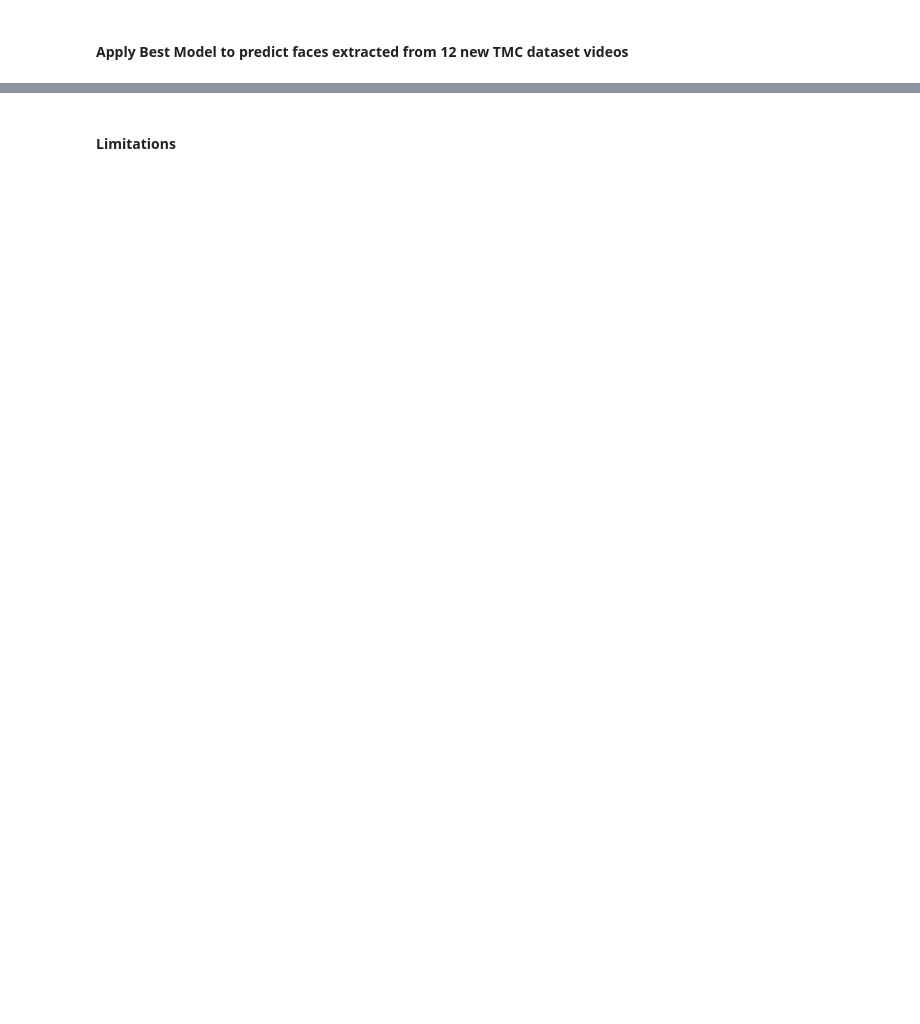
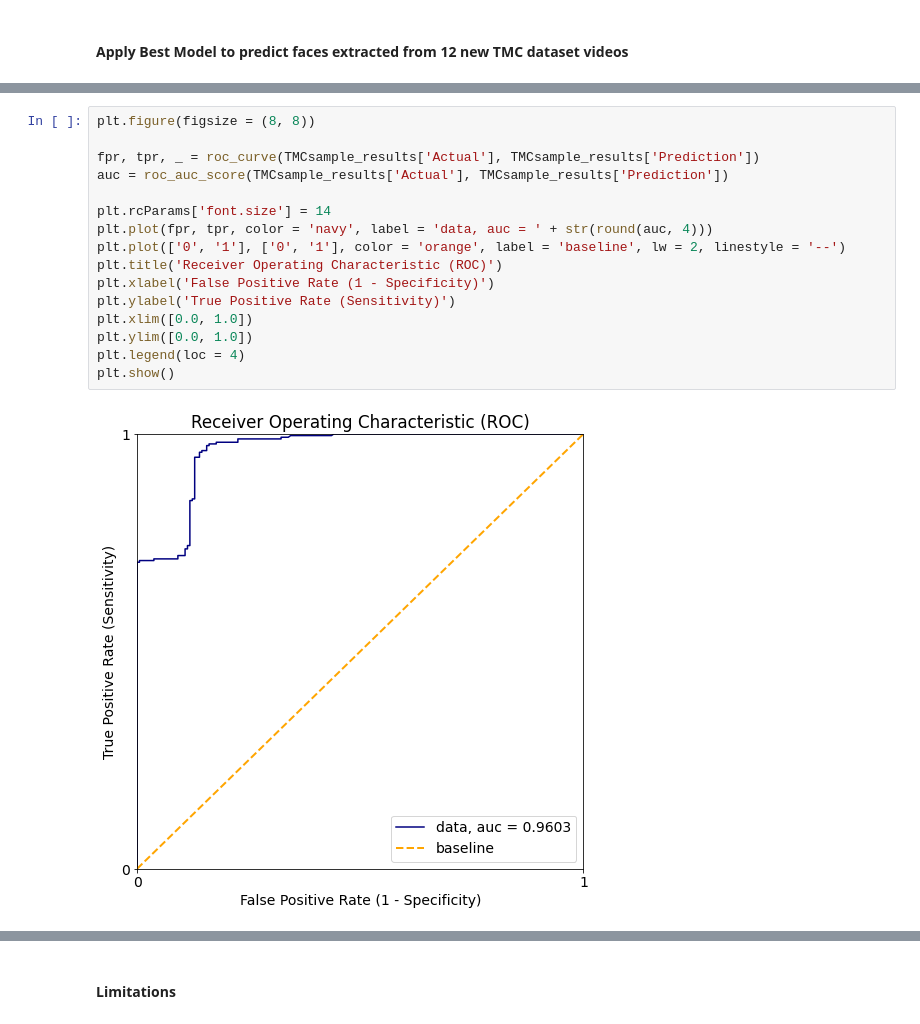
Before and after one commit to ca1vin1im/GA-Projects, a Jupyter notebook: Capstone/F -- Train Model.ipynb, the cells around one changed output, grey strips where cells are left out. Drawn from its saved outputs; the diff is of its cells as text; blank space fills up the shorter version.

```diff
--- a/Capstone/F -- Train Model.ipynb
+++ b/Capstone/F -- Train Model.ipynb
@@ -874,0 +918,18 @@ Actual
+# %%
+plt.figure(figsize = (8, 8))
+
+fpr, tpr, _ = roc_curve(TMCsample_results['Actual'], TMCsample_results['Prediction'])
+auc = roc_auc_score(TMCsample_results['Actual'], TMCsample_results['Prediction'])
+
+plt.rcParams['font.size'] = 14
+plt.plot(fpr, tpr, color = 'navy', label = 'data, auc = ' + str(round(auc, 4)))
+plt.plot(['0', '1'], ['0', '1'], color = 'orange', label = 'baseline', lw = 2, linestyle = '--')
+plt.title('Receiver Operating Characteristic (ROC)')
+plt.xlabel('False Positive Rate (1 - Specificity)')
+plt.ylabel('True Positive Rate (Sensitivity)')
+plt.xlim([0.0, 1.0])
+plt.ylim([0.0, 1.0])
+plt.legend(loc = 4)
+plt.show()
+# %% [output]
+[figure, added]
```
Also changed, not shown: parts of 31 cells of this notebook, 6 other files.
